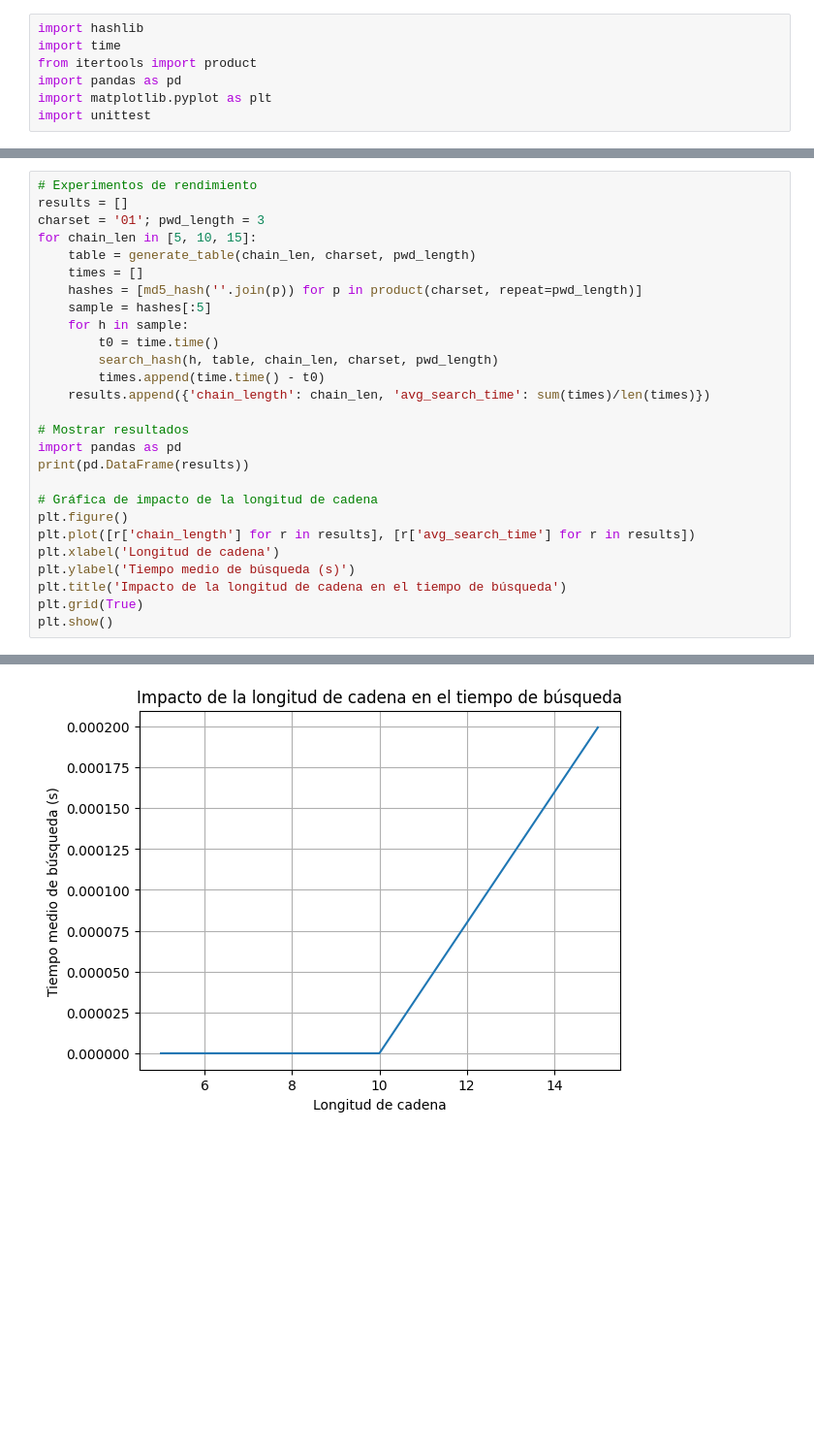
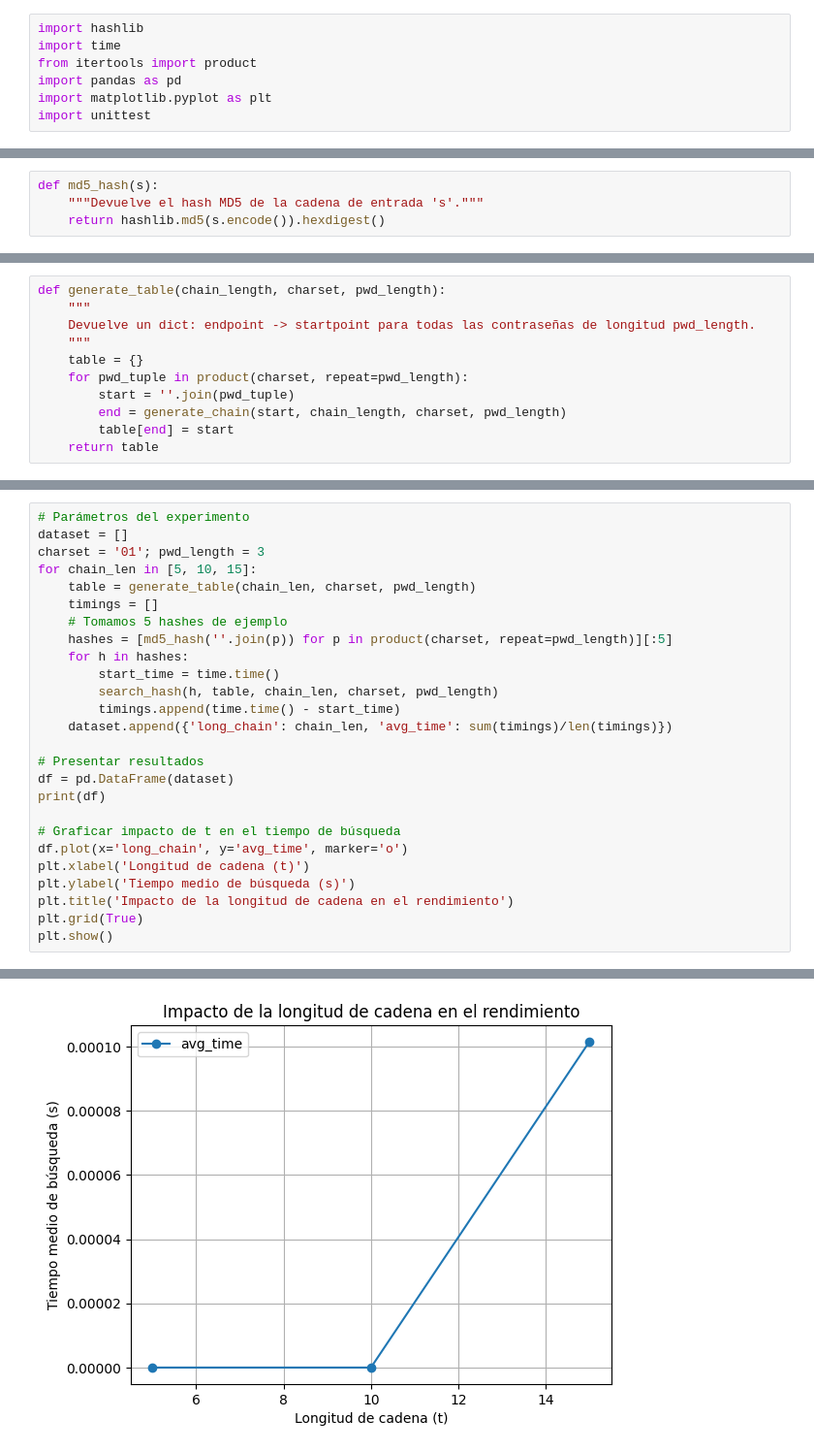
Before and after one commit to Jacobo24/Cripto_2, a Jupyter notebook: Tarea_RainbowTable_J.ipynb, the cells around one changed output, grey strips where cells are left out. Shown: that part at 97% size. Cells and saved outputs as stored; diff of their text form; blank space fills up the shorter version.

```diff
--- a/Tarea_RainbowTable_J.ipynb
+++ b/Tarea_RainbowTable_J.ipynb
@@ -175,0 +135,4 @@ OK
+# %%
+def md5_hash(s):
+    """Devuelve el hash MD5 de la cadena de entrada 's'."""
+    return hashlib.md5(s.encode()).hexdigest()
@@ -175,0 +184,11 @@ OK
+# %%
+def generate_table(chain_length, charset, pwd_length):
+    """
+    Devuelve un dict: endpoint -> startpoint para todas las contraseñas de longitud pwd_length.
+    """
+    table = {}
+    for pwd_tuple in product(charset, repeat=pwd_length):
+        start = ''.join(pwd_tuple)
+        end = generate_chain(start, chain_length, charset, pwd_length)
+        table[end] = start
+    return table
@@ -180,28 +268,27 @@ Medimos el tiempo medio de búsqueda variando la longitud de cadena (chain_lengt
 # %%
-# Experimentos de rendimiento
-results = []
+# Parámetros del experimento
+dataset = []
 charset = '01'; pwd_length = 3
 for chain_len in [5, 10, 15]:
     table = generate_table(chain_len, charset, pwd_length)
-    times = []
-    hashes = [md5_hash(''.join(p)) for p in product(charset, repeat=pwd_length)]
-    sample = hashes[:5]
-    for h in sample:
-        t0 = time.time()
+    timings = []
+    # Tomamos 5 hashes de ejemplo
+    hashes = [md5_hash(''.join(p)) for p in product(charset, repeat=pwd_length)][:5]
+    for h in hashes:
+        start_time = time.time()
         search_hash(h, table, chain_len, charset, pwd_length)
-        times.append(time.time() - t0)
-    results.append({'chain_length': chain_len, 'avg_search_time': sum(times)/len(times)})
+        timings.append(time.time() - start_time)
+    dataset.append({'long_chain': chain_len, 'avg_time': sum(timings)/len(timings)})
 
-# Mostrar resultados
-import pandas as pd
-print(pd.DataFrame(results))
+# Presentar resultados
+df = pd.DataFrame(dataset)
+print(df)
 
-# Gráfica de impacto de la longitud de cadena
-plt.figure()
-plt.plot([r['chain_length'] for r in results], [r['avg_search_time'] for r in results])
-plt.xlabel('Longitud de cadena')
+# Graficar impacto de t en el tiempo de búsqueda
+df.plot(x='long_chain', y='avg_time', marker='o')
+plt.xlabel('Longitud de cadena (t)')
 plt.ylabel('Tiempo medio de búsqueda (s)')
-plt.title('Impacto de la longitud de cadena en el tiempo de búsqueda')
+plt.title('Impacto de la longitud de cadena en el rendimiento')
 plt.grid(True)
 plt.show()
 # %% [output]
@@ -212 +299 @@ plt.show()
-[figure, old version]
+[figure, new version]
```
Also changed, not shown: parts of 28 cells of this notebook.
